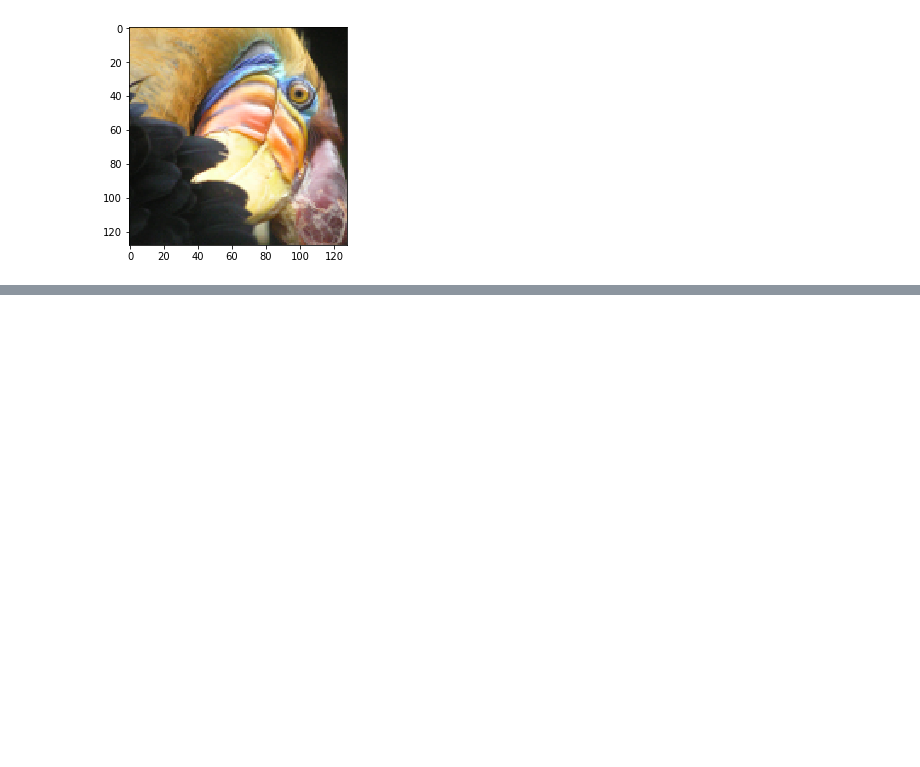
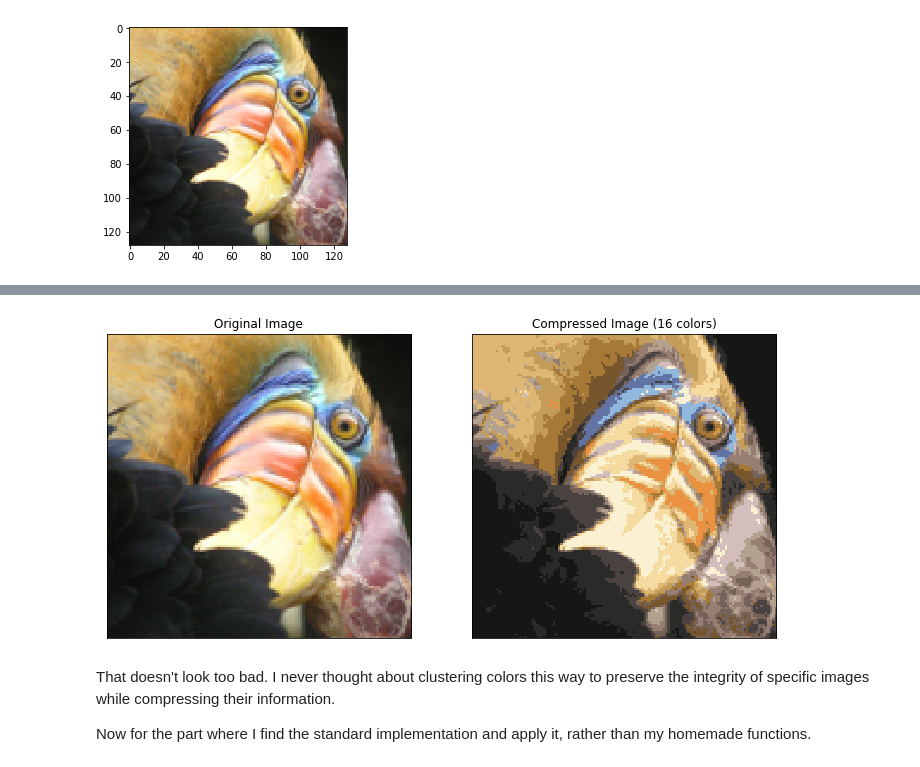
Before and after one commit to jbf81tb/Machine_learning_projects, a Jupyter notebook: Coursera_machine_learning/Notebooks/EX7_K-means_Clustering_and_PCA.ipynb, the cells around one changed output, grey strips where cells are left out. Saved outputs shown, nothing was run; the diff lists cells and outputs as text; code cells hidden in the pictures; blank space fills up the shorter version.

```diff
--- a/Coursera_machine_learning/Notebooks/EX7_K-means_Clustering_and_PCA.ipynb
+++ b/Coursera_machine_learning/Notebooks/EX7_K-means_Clustering_and_PCA.ipynb
@@ -184,0 +234,25 @@ I'm not sure if there is a better way to import the image. I had to go find PyPN
+# %%
+squareClasses = np.reshape(classes,(128,128))
+roundCent = np.uint8(np.around(centroids))
+# %%
+compImg = np.zeros((data[0],data[1],3),dtype=np.uint8)
+for i in range(data[0]):
+    for j in range(data[1]):
+        compImg[i,j,:] = roundCent[squareClasses[i,j],:].reshape(1,1,3)
+# %%
+fix, ax = plt.subplots(1,2, figsize = [12, 6])
+ax[0].imshow(img)
+ax[0].set_title('Original Image')
+ax[0].set_yticks([])
+ax[0].set_xticks([])
+ax[1].imshow(compImg)
+ax[1].set_title('Compressed Image (16 colors)')
+ax[1].set_yticks([])
+ax[1].set_xticks([])
+plt.show()
+# %% [output]
+[figure, added]
+# %% [markdown]
+That doesn't look too bad. I never thought about clustering colors this way to preserve the integrity of specific images while compressing their information.
+
+Now for the part where I find the standard implementation and apply it, rather than my homemade functions.
```
Also changed, not shown: parts of 9 cells of this notebook.
